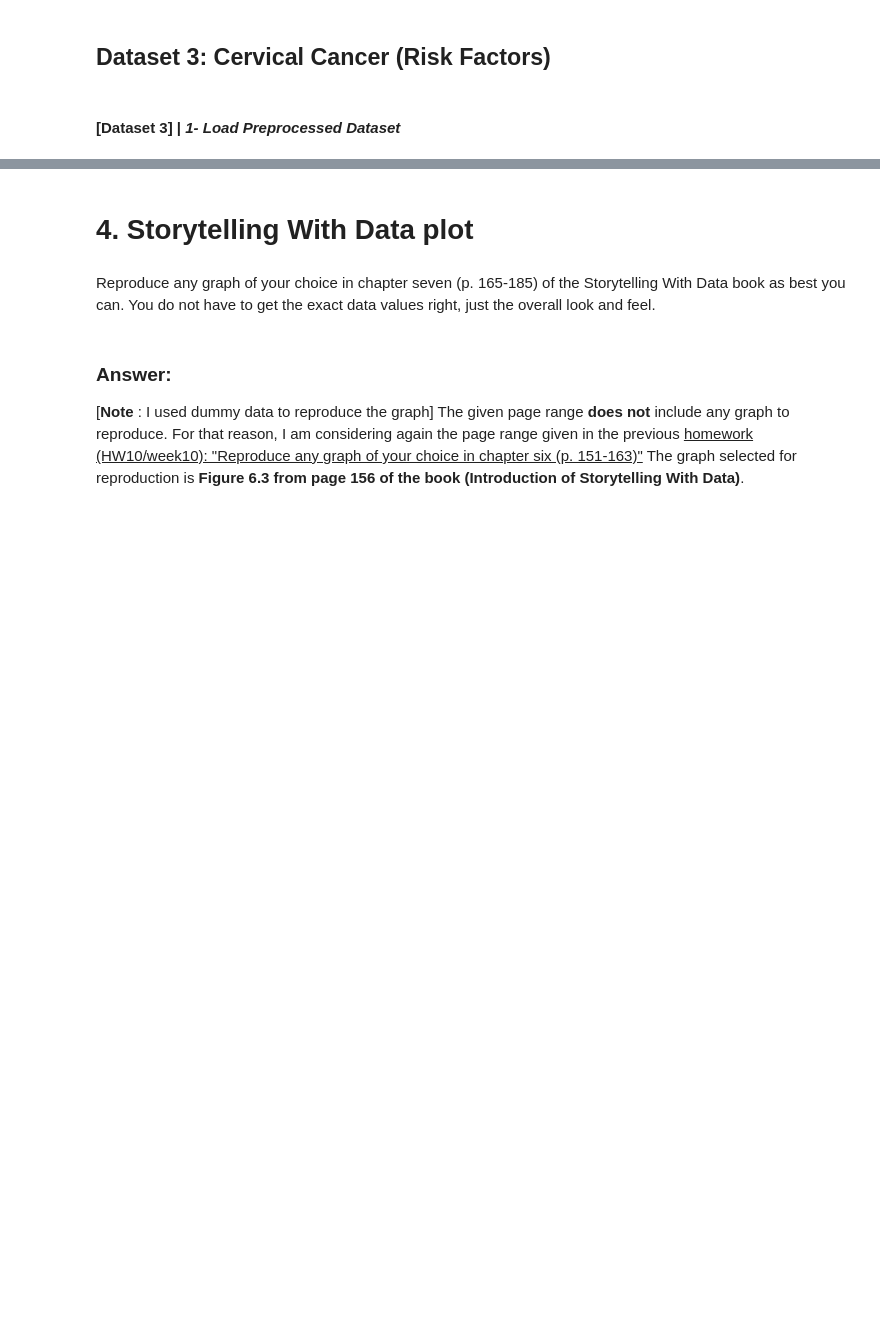
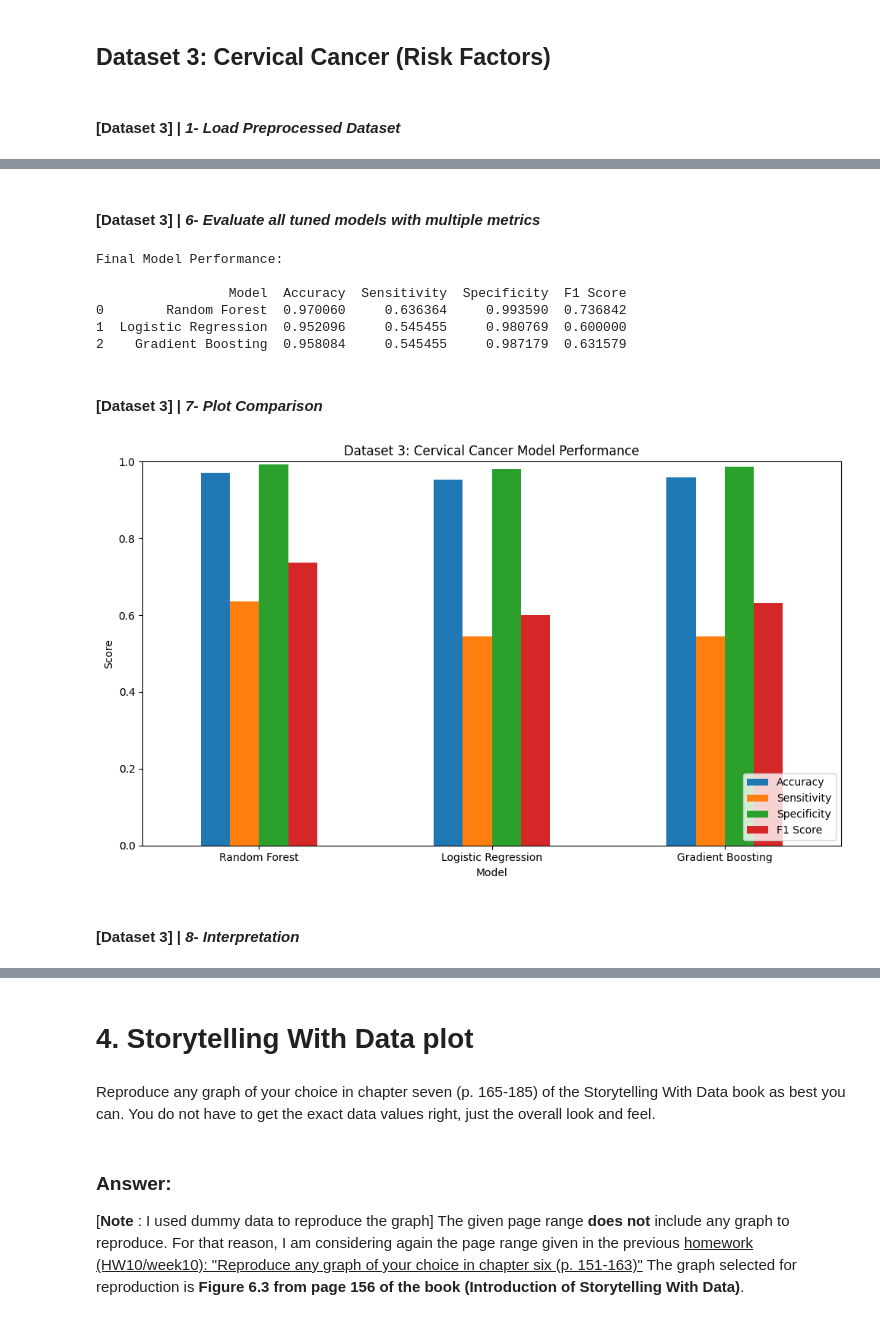
Before and after one commit to jasser-dh/Module-B-semester-2, a Jupyter notebook: OMDS-ModB2-Week11-Dhaouadi-Jasser.ipynb, the cells around one changed output, grey strips where cells are left out. Saved outputs shown, nothing was run; the diff lists cells and outputs as text; code cells hidden in the pictures; blank space fills up the shorter version.

Commit message:
HW11 Finalize work

```diff
--- a/OMDS-ModB2-Week11-Dhaouadi-Jasser.ipynb
+++ b/OMDS-ModB2-Week11-Dhaouadi-Jasser.ipynb
@@ -124,0 +1003,58 @@ df_cervical_clean = df_cervical_clean.drop(columns=[col for col in df_cervical_c
+# %% [markdown]
+#### [Dataset 3] | *6- Evaluate all tuned models with multiple metrics*
+# %%
+# -----------------------------
+# 8. Evaluation
+# -----------------------------
+results = []
+
+for name, model in best_models.items():
+    preds = model.predict(X_test)
+
+    acc = accuracy_score(y_test, preds)
+    sensitivity = recall_score(y_test, preds)  # binary
+    f1 = f1_score(y_test, preds)
+
+    cm = confusion_matrix(y_test, preds)
+    tn, fp, fn, tp = cm.ravel()
+    specificity = tn / (tn + fp)
+
+    results.append({
+        "Model": name,
+        "Accuracy": acc,
+        "Sensitivity": sensitivity,
+        "Specificity": specificity,
+        "F1 Score": f1
+    })
+
+results_df = pd.DataFrame(results)
+
+print("\nFinal Model Performance:\n")
+print(results_df)
+# %% [output]
+Final Model Performance:
+
+                 Model  Accuracy  Sensitivity  Specificity  F1 Score
+0        Random Forest  0.970060     0.636364     0.993590  0.736842
+1  Logistic Regression  0.952096     0.545455     0.980769  0.600000
+2    Gradient Boosting  0.958084     0.545455     0.987179  0.631579
+# %% [markdown]
+#### [Dataset 3] | *7- Plot Comparison*
+# %%
+# -----------------------------
+# 9. Plot comparison
+# -----------------------------
+results_df.set_index("Model").plot(kind="bar", figsize=(10,6))
+
+plt.title("Dataset 3: Cervical Cancer Model Performance")
+plt.ylabel("Score")
+plt.xticks(rotation=0)
+plt.ylim(0,1)
+
+plt.legend(loc="lower right")
+plt.tight_layout()
+plt.show()
+# %% [output]
+[figure, added]
+# %% [markdown]
+#### [Dataset 3] | *8- Interpretation*
```
Also changed, not shown: parts of 43 cells of this notebook.
